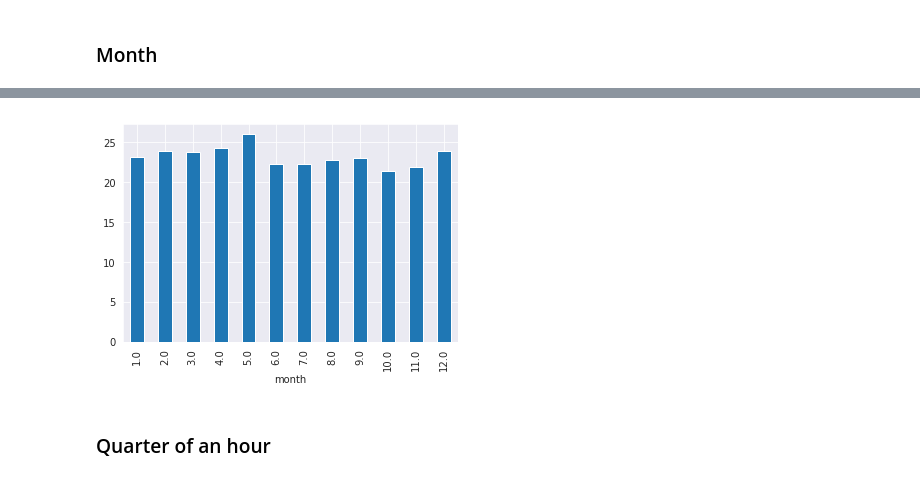
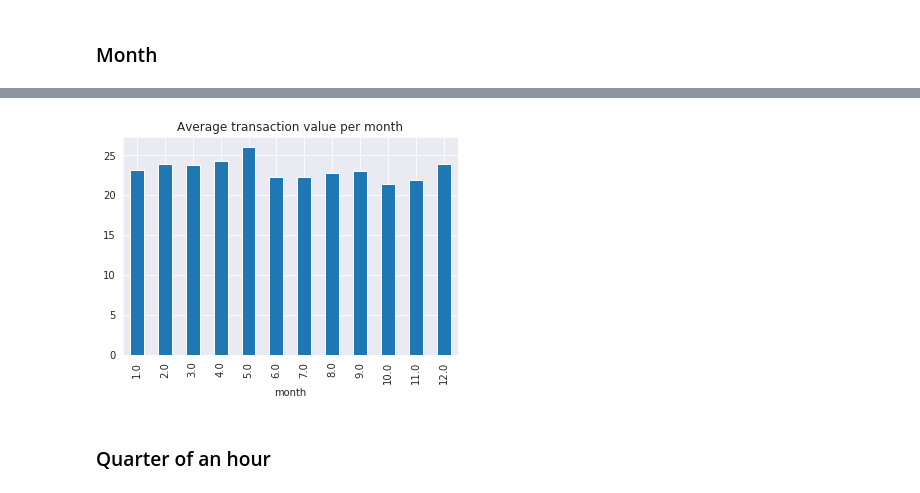
Before and after one commit to tooploox/amrest_poc, a Jupyter notebook: notebooks/data_exploration.ipynb, the cells around one changed output, grey strips where cells are left out. Saved outputs shown, nothing was run; the diff lists cells and outputs as text; code cells hidden in the pictures.

Commit message:
polish data exploration notebook, review mk corrections

```diff
--- a/notebooks/data_exploration.ipynb
+++ b/notebooks/data_exploration.ipynb
@@ -48,0 +48,3 @@ Wall time: 48.1 s
+# %%
+%%time
+data = load_sales_data()
@@ -237,8 +248,9 @@ plt.show()
 # %%
 data.groupby('month').mean()['GUESTCHECK_SalesNet'].plot.bar()
+plt.title("Average transaction value per month")
 plt.show()
 # %% [output]
-[figure, old version]
+[figure, new version]
 # %% [markdown]
 ### Quarter of an hour
 # %%
```
Also changed, not shown: parts of 21 cells of this notebook, 1 other file.
